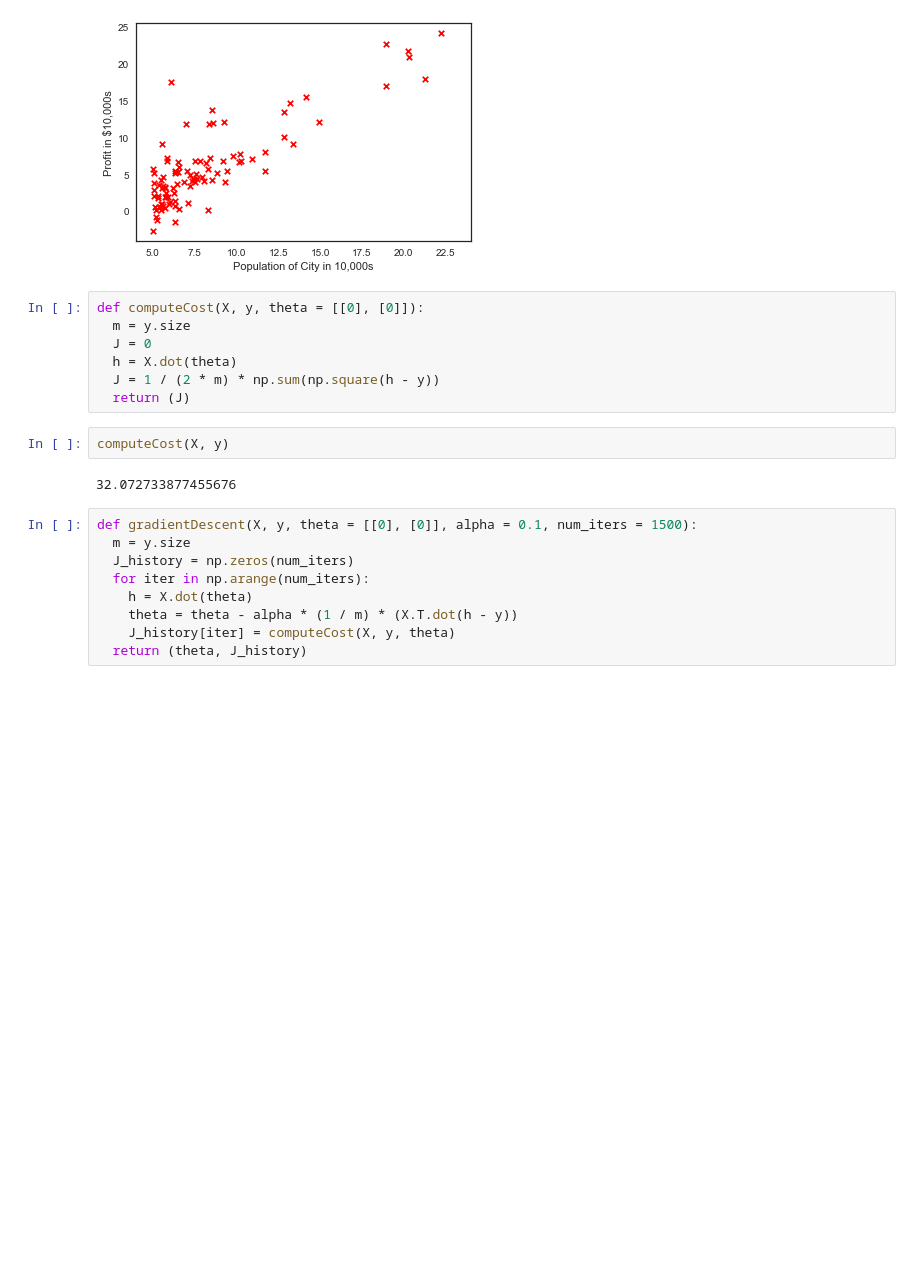
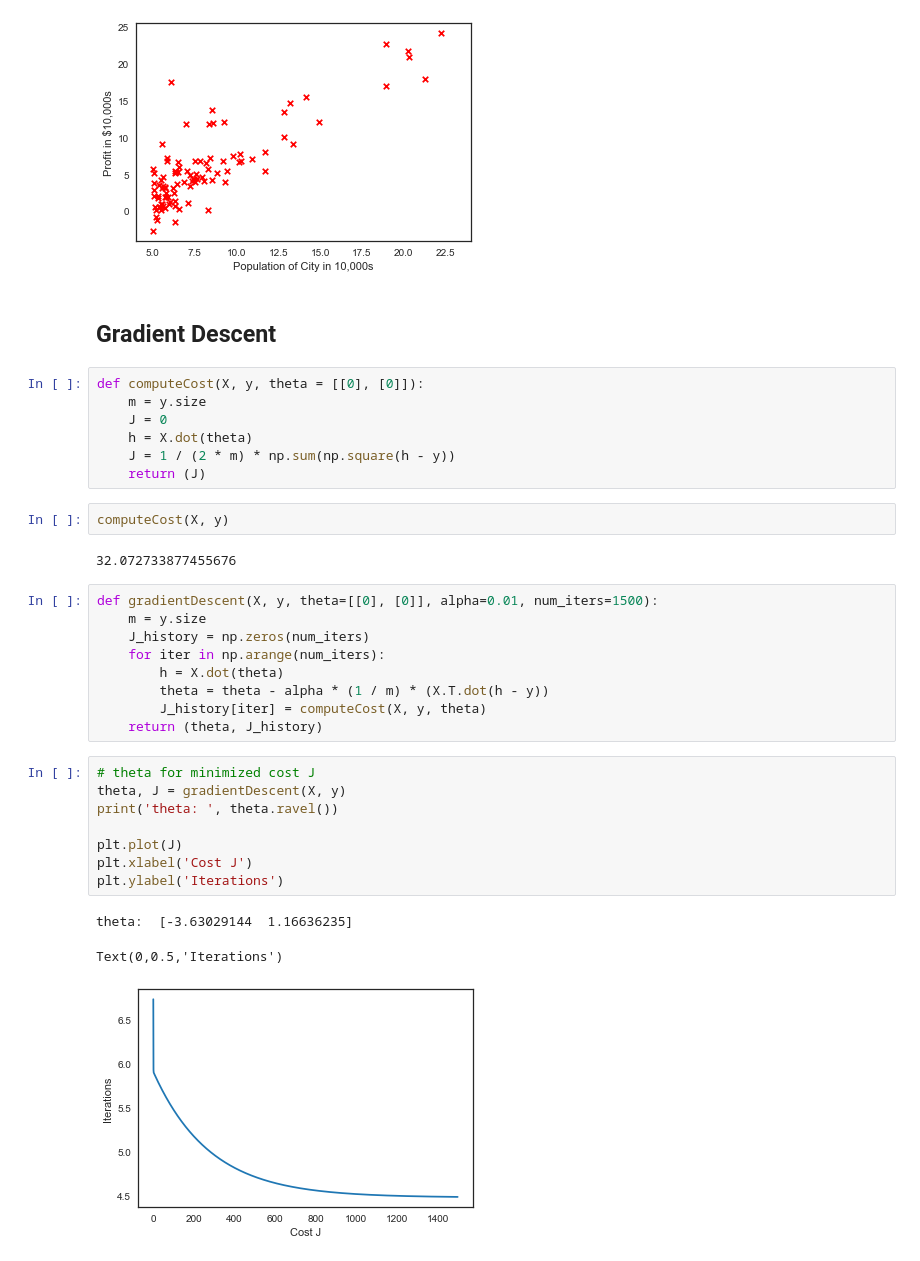
Before and after one commit to ogikei/machine-learning-coursera, a Jupyter notebook: notebooks/Programming Exercise 1 - Linear Regression.ipynb, the cells around one changed output. Cells and saved outputs as stored; diff of their text form; blank space fills up the shorter version.

```diff
--- a/notebooks/Programming Exercise 1 - Linear Regression.ipynb
+++ b/notebooks/Programming Exercise 1 - Linear Regression.ipynb
@@ -49,23 +52,37 @@ plt.ylabel('Profit in $10,000s')
 # %% [output]
 Text(0,0.5,'Profit in $10,000s')
 [figure]
+# %% [markdown]
+## Gradient Descent
 # %%
 def computeCost(X, y, theta = [[0], [0]]):
-  m = y.size
-  J = 0
-  h = X.dot(theta)
-  J = 1 / (2 * m) * np.sum(np.square(h - y))
-  return (J)
+    m = y.size
+    J = 0
+    h = X.dot(theta)
+    J = 1 / (2 * m) * np.sum(np.square(h - y))
+    return (J)
 # %%
 computeCost(X, y)
 # %% [output]
 32.072733877455676
 # %%
-def gradientDescent(X, y, theta = [[0], [0]], alpha = 0.1, num_iters = 1500):
-  m = y.size
-  J_history = np.zeros(num_iters)
-  for iter in np.arange(num_iters):
-    h = X.dot(theta)
-    theta = theta - alpha * (1 / m) * (X.T.dot(h - y))
-    J_history[iter] = computeCost(X, y, theta)
-  return (theta, J_history)
+def gradientDescent(X, y, theta=[[0], [0]], alpha=0.01, num_iters=1500):
+    m = y.size
+    J_history = np.zeros(num_iters)
+    for iter in np.arange(num_iters):
+        h = X.dot(theta)
+        theta = theta - alpha * (1 / m) * (X.T.dot(h - y))
+        J_history[iter] = computeCost(X, y, theta)
+    return (theta, J_history)
+# %%
+# theta for minimized cost J
+theta, J = gradientDescent(X, y)
+print('theta: ', theta.ravel())
+
+plt.plot(J)
+plt.xlabel('Cost J')
+plt.ylabel('Iterations')
+# %% [output]
+theta:  [-3.63029144  1.16636235]
+Text(0,0.5,'Iterations')
+[figure, added]
```
Also changed, not shown: parts of 7 cells of this notebook.
